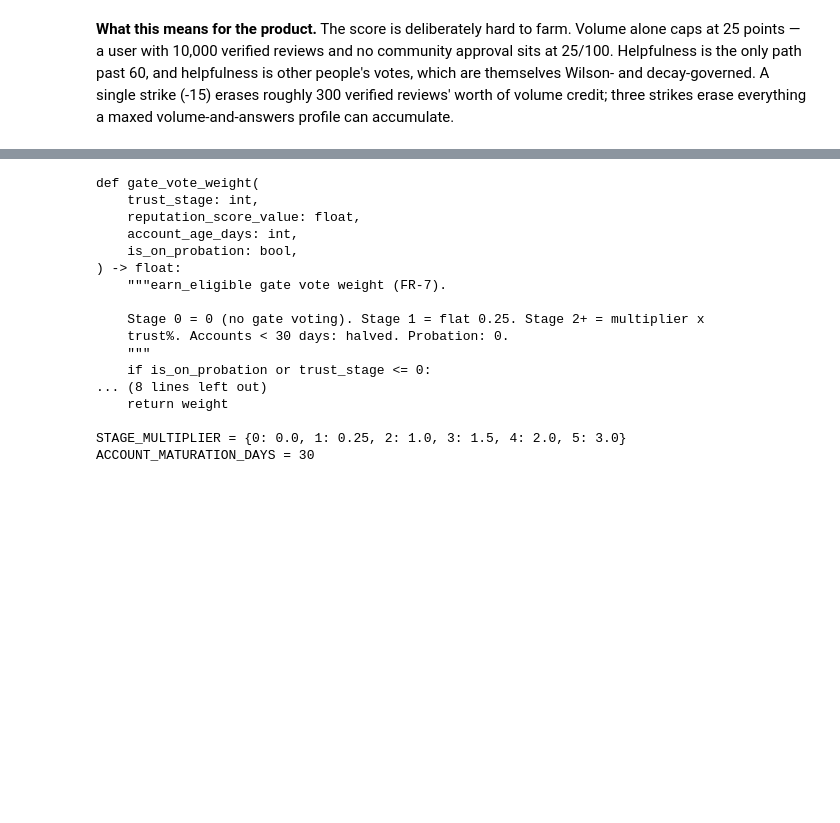
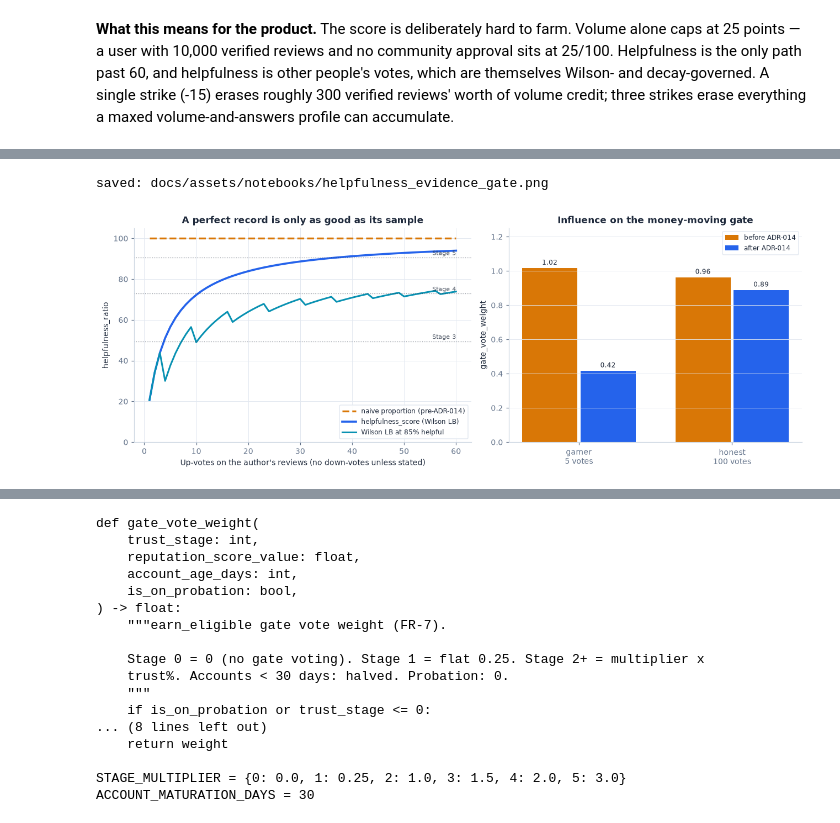
Before and after one commit to bluntly-ph/bluntly.ph, a Jupyter notebook: docs/notebooks/bluntly-algorithms.ipynb, the cells around one changed output, grey strips where cells are left out. Drawn from its saved outputs; the diff is of its cells as text; code cells hidden in the pictures; blank space fills up the shorter version.

```diff
--- a/docs/notebooks/bluntly-algorithms.ipynb
+++ b/docs/notebooks/bluntly-algorithms.ipynb
@@ -1144,0 +1246,44 @@ saved: docs/assets/notebooks/trust_stage_ladder.png
+# %%
+fig, (ax1, ax2) = plt.subplots(1, 2, figsize=(11.8, 4.4),
+                               gridspec_kw={"width_ratios": [1.15, 1]})
+
+# Left: what a perfect record is worth as evidence accumulates.
+ns = list(range(1, 61))
+ax1.plot(ns, [100.0] * len(ns), color=AMBER, lw=2.2, ls="--",
+         label="naive proportion (pre-ADR-014)")
+ax1.plot(ns, [helpfulness_score(n, 0) for n in ns], color=BLUE, lw=2.4,
+         label="helpfulness_score (Wilson LB)")
+ax1.plot(ns, [helpfulness_score(int(round(n * 0.85)), n - int(round(n * 0.85))) for n in ns],
+         color=TEAL, lw=2.0, label="Wilson LB at 85% helpful")
+for thr, name in ((STAGE3_HELPFULNESS, "Stage 3"), (STAGE4_HELPFULNESS, "Stage 4"),
+                  (STAGE5_HELPFULNESS, "Stage 5")):
+    ax1.axhline(thr, color=INK, lw=0.8, ls=":", alpha=0.55)
+    ax1.text(60, thr + 1.2, name, fontsize=7.5, ha="right", color=INK, alpha=0.8)
+ax1.set_xlabel("Up-votes on the author's reviews (no down-votes unless stated)")
+ax1.set_ylabel("helpfulness_ratio"); ax1.set_ylim(0, 105)
+ax1.set_title("A perfect record is only as good as its sample")
+ax1.legend(fontsize=8, loc="lower right"); ax1.grid(True)
+
+# Right: the exploit, before and after.
+labels = ["gamer\n5 votes", "honest\n100 votes"]
+before = [standing(naive(5, 5), 5, 5, gated=False)[2],
+          standing(naive(85, 100), 20, 100, gated=False)[2]]
+after = [standing(helpfulness_score(5, 0), 5, 5, gated=True)[2],
+         standing(helpfulness_score(85, 15), 20, 100, gated=True)[2]]
+x = range(len(labels))
+ax2.bar([i - 0.19 for i in x], before, width=0.36, color=AMBER, label="before ADR-014")
+ax2.bar([i + 0.19 for i in x], after, width=0.36, color=BLUE, label="after ADR-014")
+for i, (b, a) in enumerate(zip(before, after)):
+    ax2.text(i - 0.19, b + 0.02, "%.2f" % b, ha="center", fontsize=8, color=INK)
+    ax2.text(i + 0.19, a + 0.02, "%.2f" % a, ha="center", fontsize=8, color=INK)
+ax2.set_xticks(list(x)); ax2.set_xticklabels(labels)
+ax2.set_ylabel("gate_vote_weight"); ax2.set_ylim(0, 1.25)
+ax2.set_title("Influence on the money-moving gate")
+ax2.legend(fontsize=8); ax2.grid(True, axis="y")
+
+fig.tight_layout()
+print("saved:", save(fig, "helpfulness_evidence_gate.png"))
+plt.show()
+# %% [output]
+saved: docs/assets/notebooks/helpfulness_evidence_gate.png
+[figure, added]
```
Also changed, not shown: parts of 15 cells of this notebook, 15 other files.
